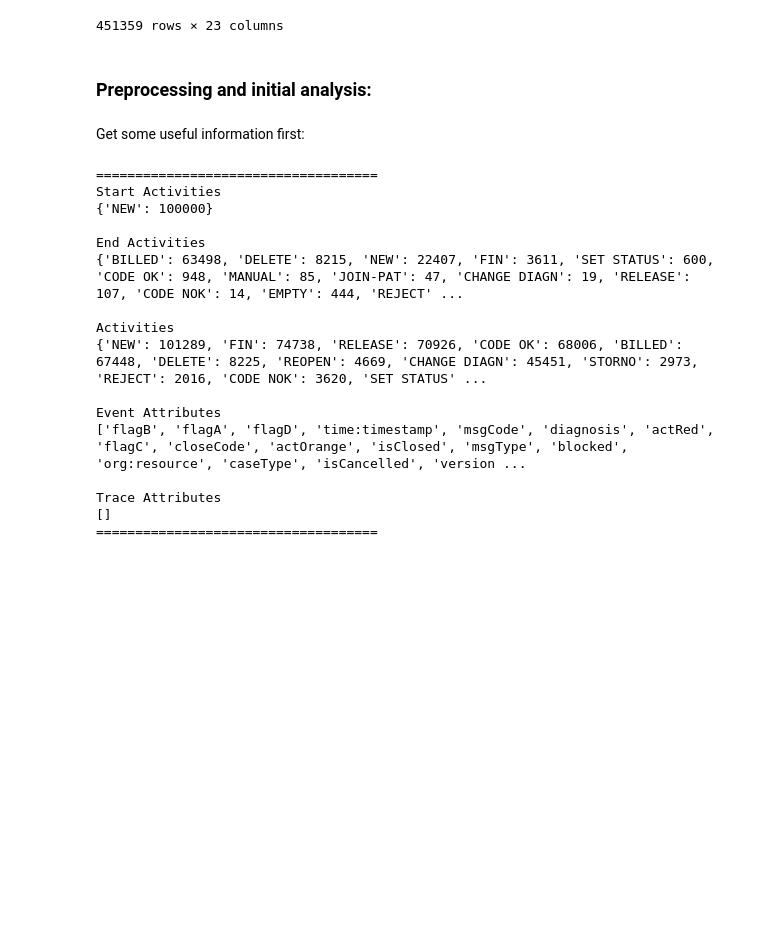
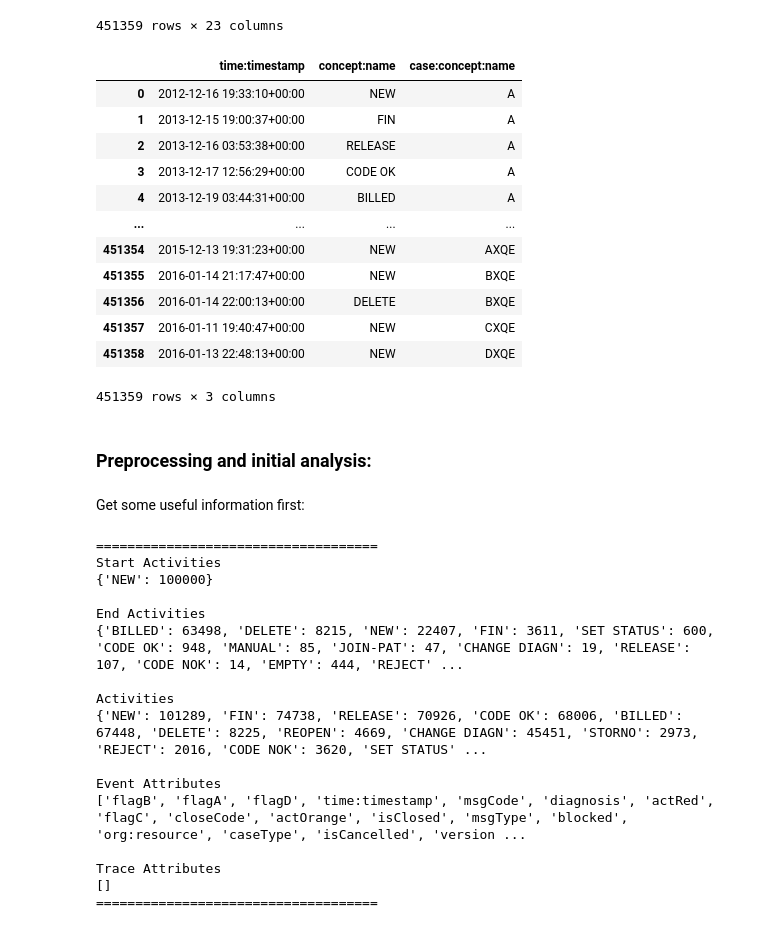
Before and after one commit to collinleiber/LMU_Master_Practical_SoSe24, a Jupyter notebook: practical/ProcessMining/group2/clustering/src/trace_clustering_graph.ipynb, the cells around one changed output. Saved outputs shown, nothing was run; the diff lists cells and outputs as text; code cells hidden in the pictures; blank space fills up the shorter version.

```diff
--- a/practical/ProcessMining/group2/clustering/src/trace_clustering_graph.ipynb
+++ b/practical/ProcessMining/group2/clustering/src/trace_clustering_graph.ipynb
@@ -47,6 +47,24 @@ data
 | 451357 | False | LL | 2016-01-11 19:40:47+00:00 | A | D | ResA | NEW | False | ... |
 | 451358 | False | NaN | 2016-01-13 22:48:13+00:00 | I | K | ResJA | NEW | False | ... |
 451359 rows × 23 columns
+# %%
+# Reduce data to relevant columns because we do not use attributes in this notebook
+data = data[['time:timestamp', 'concept:name', 'case:concept:name']]
+data
+# %% [output]
+|  | time:timestamp | concept:name | case:concept:name |
+| 0 | 2012-12-16 19:33:10+00:00 | NEW | A |
+| 1 | 2013-12-15 19:00:37+00:00 | FIN | A |
+| 2 | 2013-12-16 03:53:38+00:00 | RELEASE | A |
+| 3 | 2013-12-17 12:56:29+00:00 | CODE OK | A |
+| 4 | 2013-12-19 03:44:31+00:00 | BILLED | A |
+| ... | ... | ... | ... |
+| 451354 | 2015-12-13 19:31:23+00:00 | NEW | AXQE |
+| 451355 | 2016-01-14 21:17:47+00:00 | NEW | BXQE |
+| 451356 | 2016-01-14 22:00:13+00:00 | DELETE | BXQE |
+| 451357 | 2016-01-11 19:40:47+00:00 | NEW | CXQE |
+| 451358 | 2016-01-13 22:48:13+00:00 | NEW | DXQE |
+451359 rows × 3 columns
 # %% [markdown]
 ### Preprocessing and initial analysis:
 # %% [markdown]
```
Also changed, not shown: parts of 13 cells of this notebook.
